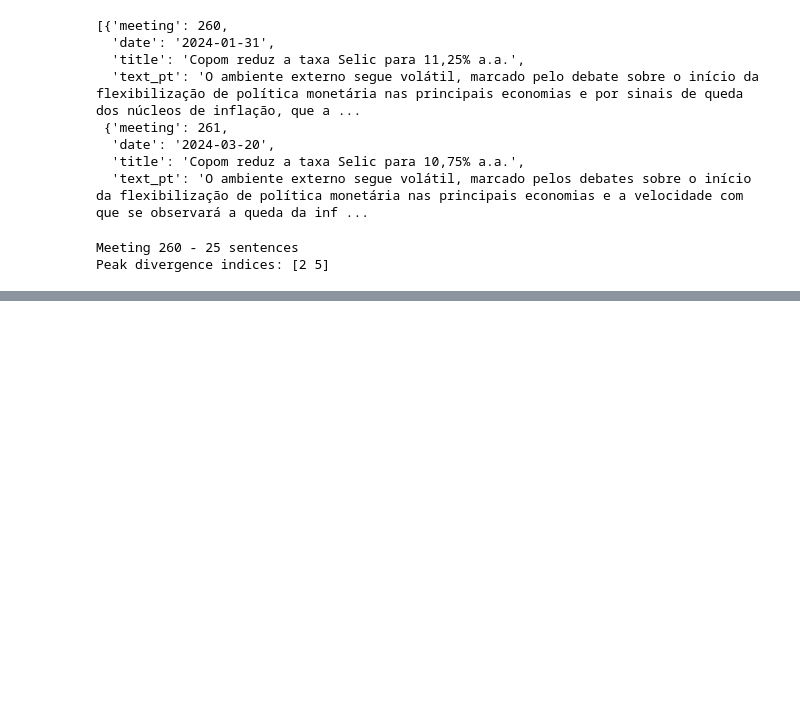
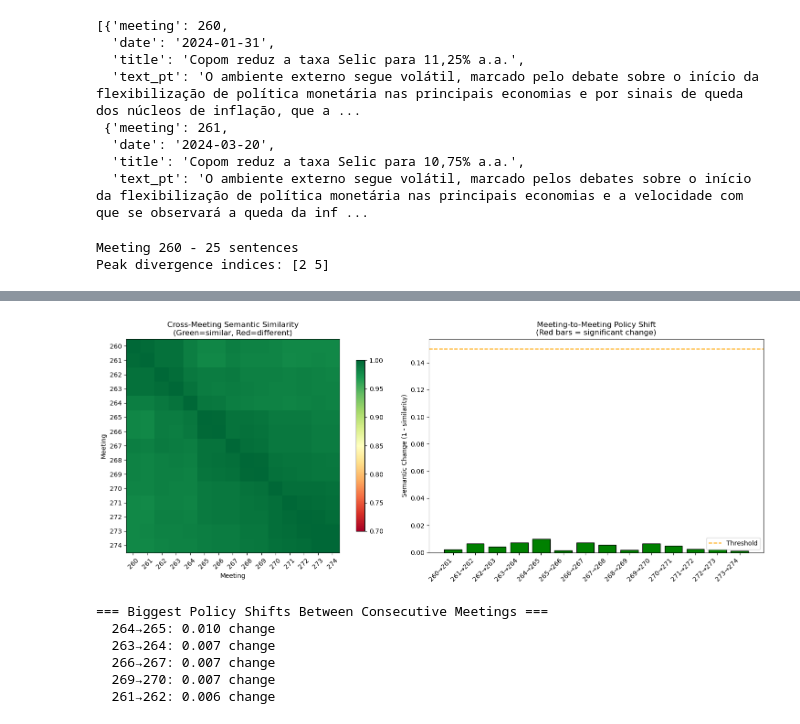
Before and after one commit to albertokgs/hello-nlp, a Jupyter notebook: notebooks/keras-temp.ipynb, the cells around one changed output, grey strips where cells are left out. Cells and saved outputs as stored; diff of their text form; code cells hidden in the pictures; blank space fills up the shorter version.

Commit message:
charts

```diff
--- a/notebooks/keras-temp.ipynb
+++ b/notebooks/keras-temp.ipynb
@@ -195,0 +211,59 @@ for p in r["peaks"][:5]:  # Top 5 peaks
+# %%
+# === 1) Cross-meeting similarity heatmap (policy continuity) ===
+from sklearn.metrics.pairwise import cosine_similarity
+
+# Get document-level embeddings (mean of sentence embeddings)
+doc_embeddings = []
+for stmt in data:
+    sents = to_sentences(stmt["text_pt"])
+    emb = model.encode(sents, normalize_embeddings=True)
+    doc_embeddings.append(emb.mean(axis=0))
+
+doc_embeddings = np.array(doc_embeddings)
+sim_matrix = cosine_similarity(doc_embeddings)
+
+fig, axes = plt.subplots(1, 2, figsize=(16, 6))
+
+# Heatmap
+ax = axes[0]
+im = ax.imshow(sim_matrix, cmap='RdYlGn', vmin=0.7, vmax=1.0)
+ax.set_xticks(range(len(data)))
+ax.set_yticks(range(len(data)))
+ax.set_xticklabels([d["meeting"] for d in data], rotation=45)
+ax.set_yticklabels([d["meeting"] for d in data])
+ax.set_title("Cross-Meeting Semantic Similarity\n(Green=similar, Red=different)")
+ax.set_xlabel("Meeting")
+ax.set_ylabel("Meeting")
+plt.colorbar(im, ax=ax, shrink=0.8)
+
+# === 2) Meeting-to-meeting change (sequential diff) ===
+ax2 = axes[1]
+sequential_sim = [sim_matrix[i, i+1] for i in range(len(data)-1)]
+sequential_change = [1 - s for s in sequential_sim]
+meeting_pairs = [f"{data[i]['meeting']}→{data[i+1]['meeting']}" for i in range(len(data)-1)]
+
+colors = ['red' if c > 0.15 else 'green' for c in sequential_change]
+ax2.bar(range(len(sequential_change)), sequential_change, color=colors, edgecolor='black')
+ax2.set_xticks(range(len(sequential_change)))
+ax2.set_xticklabels(meeting_pairs, rotation=45, ha='right')
+ax2.set_ylabel("Semantic Change (1 - similarity)")
+ax2.set_title("Meeting-to-Meeting Policy Shift\n(Red bars = significant change)")
+ax2.axhline(y=0.15, color='orange', linestyle='--', label='Threshold')
+ax2.legend()
+
+plt.tight_layout()
+plt.show()
+
+# Identify biggest policy shifts
+print("\n=== Biggest Policy Shifts Between Consecutive Meetings ===")
+shifts = sorted(zip(meeting_pairs, sequential_change), key=lambda x: -x[1])
+for pair, change in shifts[:5]:
+    print(f"  {pair}: {change:.3f} change")
+# %% [output]
+[figure, added]
+=== Biggest Policy Shifts Between Consecutive Meetings ===
+  264→265: 0.010 change
+  263→264: 0.007 change
+  266→267: 0.007 change
+  269→270: 0.007 change
+  261→262: 0.006 change
```
Also changed, not shown: parts of 4 cells of this notebook.
